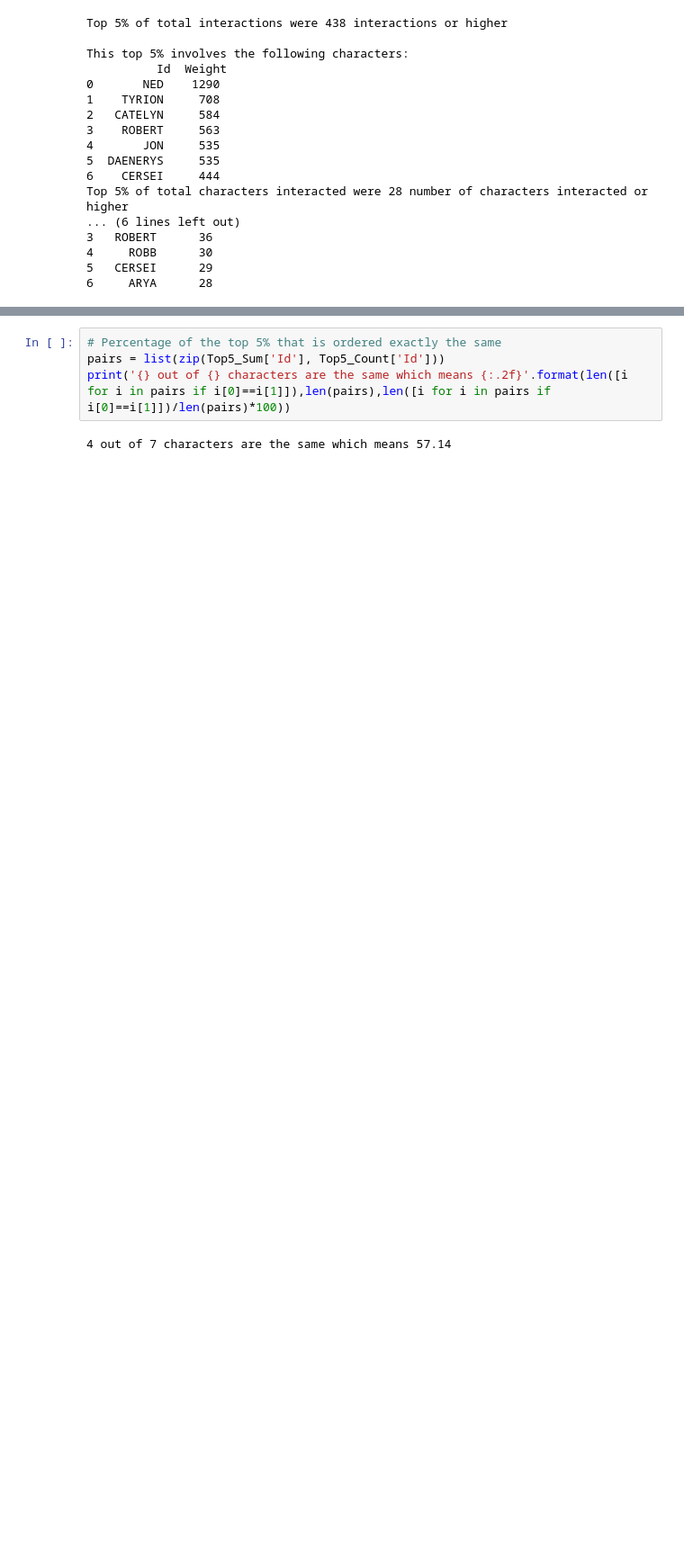
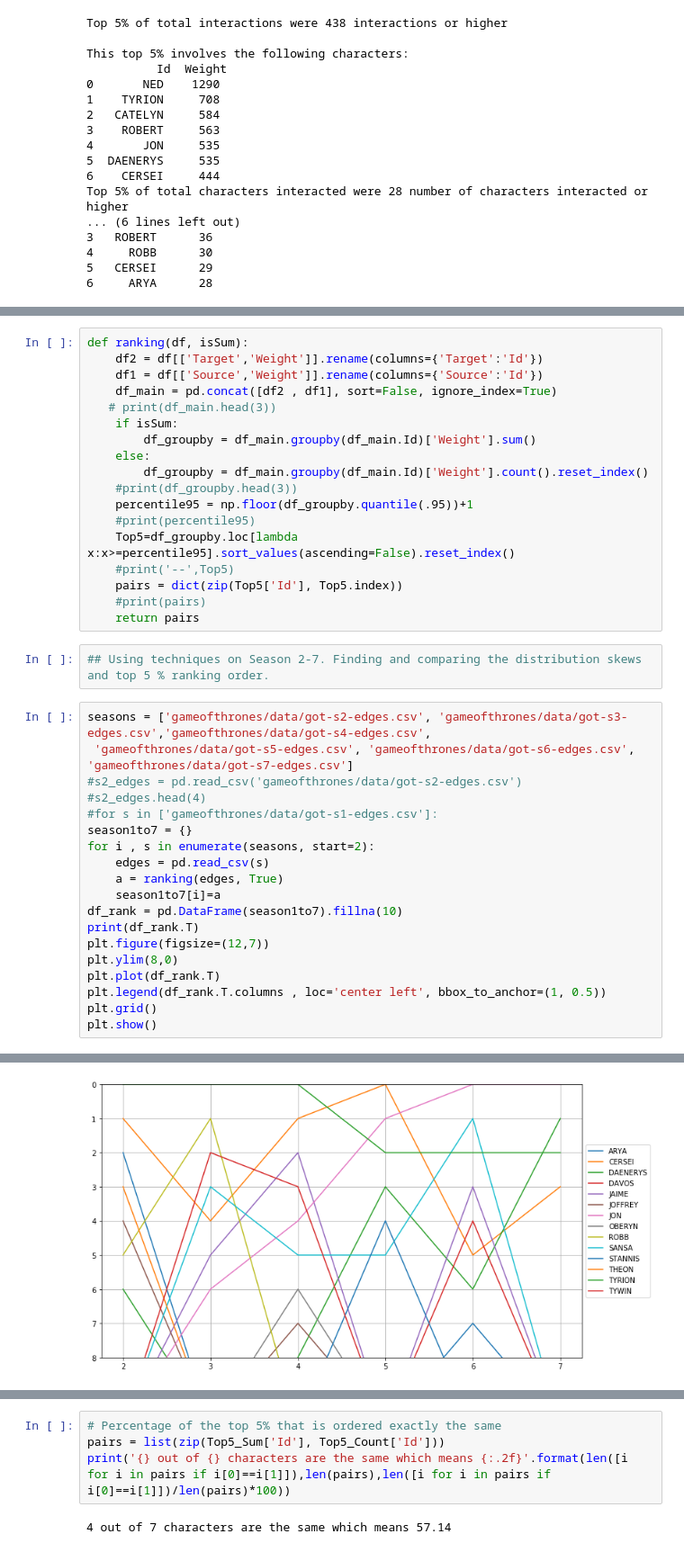
Before and after one commit to ChadAdam/Network-Analysis, a Jupyter notebook: Network_Analysis-Exploratory.ipynb, the cells around one changed output, grey strips where cells are left out. Shown: that part at 90% size. Saved outputs shown, nothing was run; the diff lists cells and outputs as text; blank space fills up the shorter version.

```diff
--- a/Network_Analysis-Exploratory.ipynb
+++ b/Network_Analysis-Exploratory.ipynb
@@ -188,0 +189,40 @@ So for the first season there is a 57% match. I expect this to increase as the c
+# %%
+def ranking(df, isSum):
+    df2 = df[['Target','Weight']].rename(columns={'Target':'Id'})
+    df1 = df[['Source','Weight']].rename(columns={'Source':'Id'})
+    df_main = pd.concat([df2 , df1], sort=False, ignore_index=True)
+   # print(df_main.head(3))
+    if isSum:
+        df_groupby = df_main.groupby(df_main.Id)['Weight'].sum()
+    else:
+        df_groupby = df_main.groupby(df_main.Id)['Weight'].count().reset_index()
+    #print(df_groupby.head(3))
+    percentile95 = np.floor(df_groupby.quantile(.95))+1
+    #print(percentile95)
+    Top5=df_groupby.loc[lambda x:x>=percentile95].sort_values(ascending=False).reset_index()
+    #print('--',Top5)
+    pairs = dict(zip(Top5['Id'], Top5.index))
+    #print(pairs)
+    return pairs
+# %%
+## Using techniques on Season 2-7. Finding and comparing the distribution skews and top 5 % ranking order.
+# %%
+seasons = ['gameofthrones/data/got-s2-edges.csv', 'gameofthrones/data/got-s3-edges.csv','gameofthrones/data/got-s4-edges.csv',
+ 'gameofthrones/data/got-s5-edges.csv', 'gameofthrones/data/got-s6-edges.csv', 'gameofthrones/data/got-s7-edges.csv']
+#s2_edges = pd.read_csv('gameofthrones/data/got-s2-edges.csv')
+#s2_edges.head(4)
+#for s in ['gameofthrones/data/got-s1-edges.csv']:
+season1to7 = {}
+for i , s in enumerate(seasons, start=2):
+    edges = pd.read_csv(s)
+    a = ranking(edges, True)
+    season1to7[i]=a
+df_rank = pd.DataFrame(season1to7).fillna(10)
+print(df_rank.T)
+plt.figure(figsize=(12,7))
+plt.ylim(8,0)
+plt.plot(df_rank.T)
+plt.legend(df_rank.T.columns , loc='center left', bbox_to_anchor=(1, 0.5))
+plt.grid()
+plt.show()
+# %% [output]
@@ -188,0 +244 @@ So for the first season there is a 57% match. I expect this to increase as the c
+[figure, added]
```
Also changed, not shown: parts of 7 cells of this notebook.
